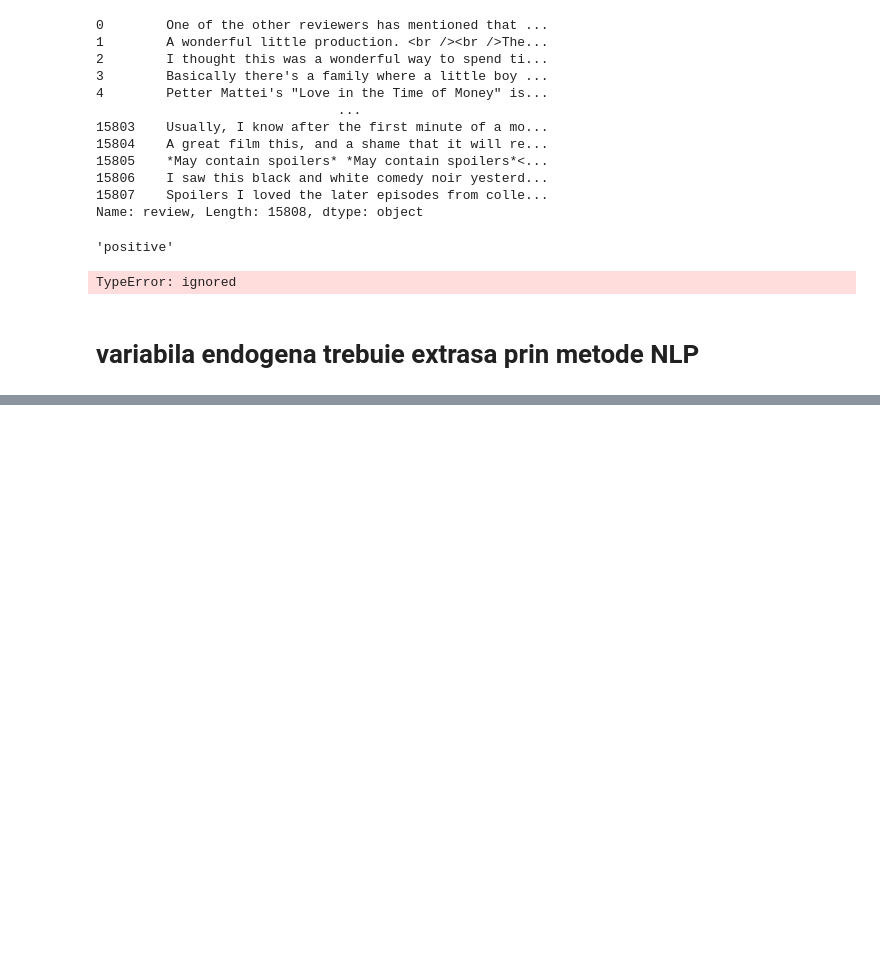
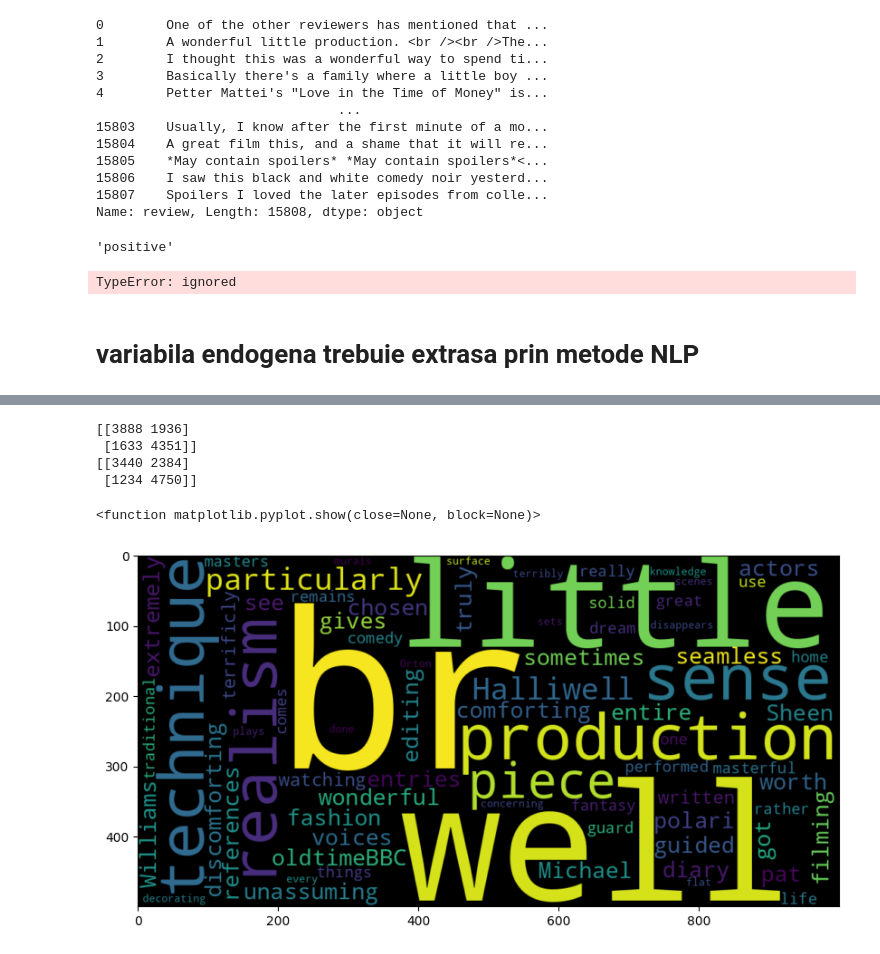
Before and after one commit to mihneaciorica/ecgtemplatematching, a Jupyter notebook: Clasificatori_liniari.ipynb, the cells around one changed output, grey strips where cells are left out. Cells and saved outputs as stored; diff of their text form; code cells hidden in the pictures; blank space fills up the shorter version.

```diff
--- a/Clasificatori_liniari.ipynb
+++ b/Clasificatori_liniari.ipynb
@@ -226,0 +256,5 @@ Out[11]:
+# %%
+#Tokenization of text
+tokenizer=ToktokTokenizer()
+#Setting English stopwords
+stopword_list=nltk.corpus.stopwords.words('english')
@@ -226,0 +278,25 @@ Out[11]:
+# %%
+#Define function for removing special characters
+def remove_special_characters(text, remove_digits=True):
+    pattern=r'[^a-zA-z0-9\s]'
+    text=re.sub(pattern,'',text)
+    return text
+#Apply function on review column
+movie_dataset['review']=movie_dataset['review'].apply(remove_special_characters)
+# %%
+#set stopwords to english
+stop=set(stopwords.words('english'))
+print(stop)
+
+#removing the stopwords
+def remove_stopwords(text, is_lower_case=False):
+    tokens = tokenizer.tokenize(text)
+    tokens = [token.strip() for token in tokens]
+    if is_lower_case:
+        filtered_tokens = [token for token in tokens if token not in stopword_list]
+    else:
+        filtered_tokens = [token for token in tokens if token.lower() not in stopword_list]
+    filtered_text = ' '.join(filtered_tokens)
+    return filtered_text
+#Apply function on review column
+movie_dataset['review']=movie_dataset['review'].apply(remove_stopwords)
@@ -226,0 +305,6 @@ Out[11]:
+# %%
+#normalized train reviews
+norm_train_reviews=movie_dataset.review[:4000]
+norm_train_reviews[0]
+#Normalized test reviews
+norm_test_reviews=movie_dataset.review[4000:]
@@ -226,0 +562,23 @@ Out[11]:
+# %%
+#confusion matrix for bag of words
+cm_bow=confusion_matrix(test_sentiments,mnb_bow_predict,labels=[1,0])
+print(cm_bow)
+#confusion matrix for tfidf features
+cm_tfidf=confusion_matrix(test_sentiments,mnb_tfidf_predict,labels=[1,0])
+print(cm_tfidf)
+# %% [output]
+[[3888 1936]
+ [1633 4351]]
+[[3440 2384]
+ [1234 4750]]
+# %%
+#word cloud for positive review words
+plt.figure(figsize=(10,10))
+positive_text=norm_train_reviews[1]
+WC=WordCloud(width=1000,height=500,max_words=500,min_font_size=5)
+positive_words=WC.generate(positive_text)
+plt.imshow(positive_words,interpolation='bilinear')
+plt.show
+# %% [output]
+<function matplotlib.pyplot.show(close=None, block=None)>
+[figure, added]
```
Also changed, not shown: parts of 25 cells of this notebook.
